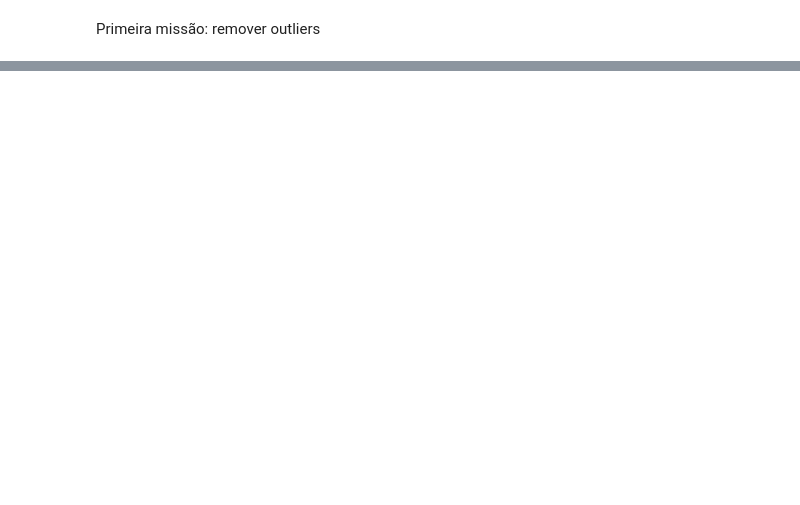
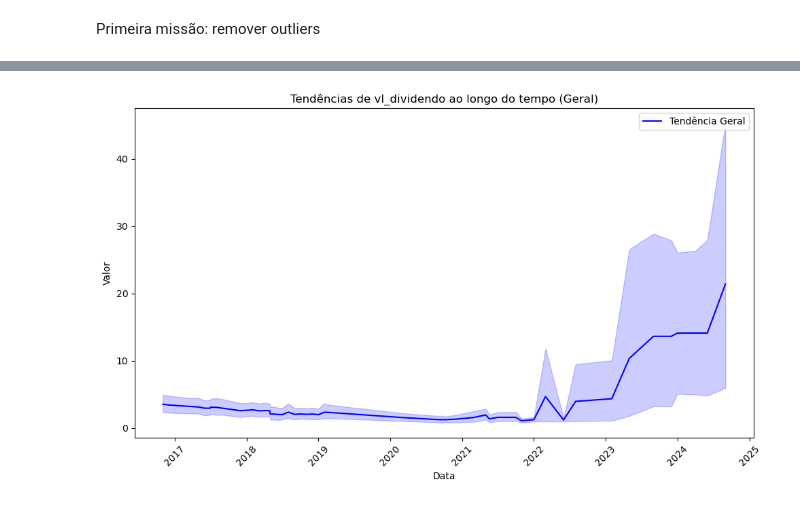
Before and after one commit to PeBatista/MovimentoAlgora-Projeto-Itau-2024.6, a Jupyter notebook: Análise_Exploratoria_FII2016-2024.ipynb, the cells around one changed output, grey strips where cells are left out. Drawn from its saved outputs; the diff is of its cells as text; code cells hidden in the pictures; blank space fills up the shorter version.

```diff
--- a/Análise_Exploratoria_FII2016-2024.ipynb
+++ b/Análise_Exploratoria_FII2016-2024.ipynb
@@ -227,0 +357,29 @@ Primeira missão: remover outliers
+# %%
+# Converter a coluna 'dt_inclusao' para o formato de data
+algora['dt_inclusao'] = pd.to_datetime(algora['dt_inclusao'])
+
+# Ordenar o DataFrame pelas datas
+algora = algora.sort_values('dt_inclusao')
+
+# Plotando o gráfico geral sem separar os períodos
+plt.figure(figsize=(10, 6))
+
+# Plot de todo o período
+sns.lineplot(x='dt_inclusao', y='vl_dividendo', data=algora, label='Tendência Geral', color='blue')
+
+# Adicionar título e legendas
+plt.title('Tendências de vl_dividendo ao longo do tempo (Geral)')
+plt.xlabel('Data')
+plt.ylabel('Valor')
+plt.legend()
+
+# Rotacionar os rótulos do eixo x para melhor legibilidade
+plt.xticks(rotation=45)
+
+# Ajustar layout
+plt.tight_layout()
+
+# Exibir o gráfico
+plt.show()
+# %% [output]
+[figure, added]
```
Also changed, not shown: parts of 9 cells of this notebook.
